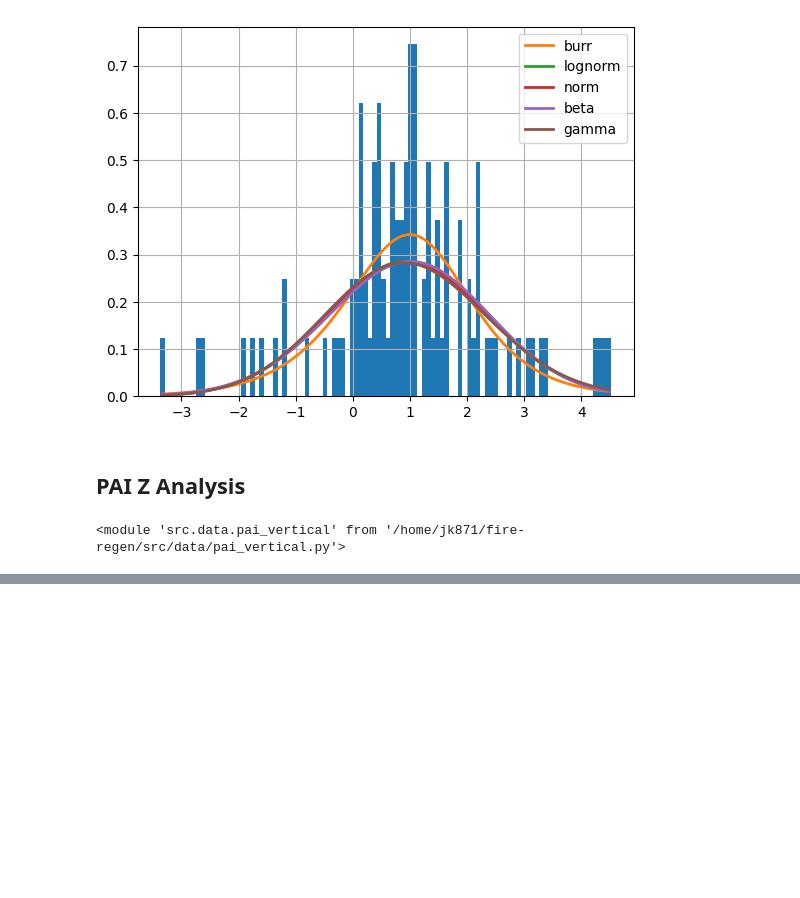
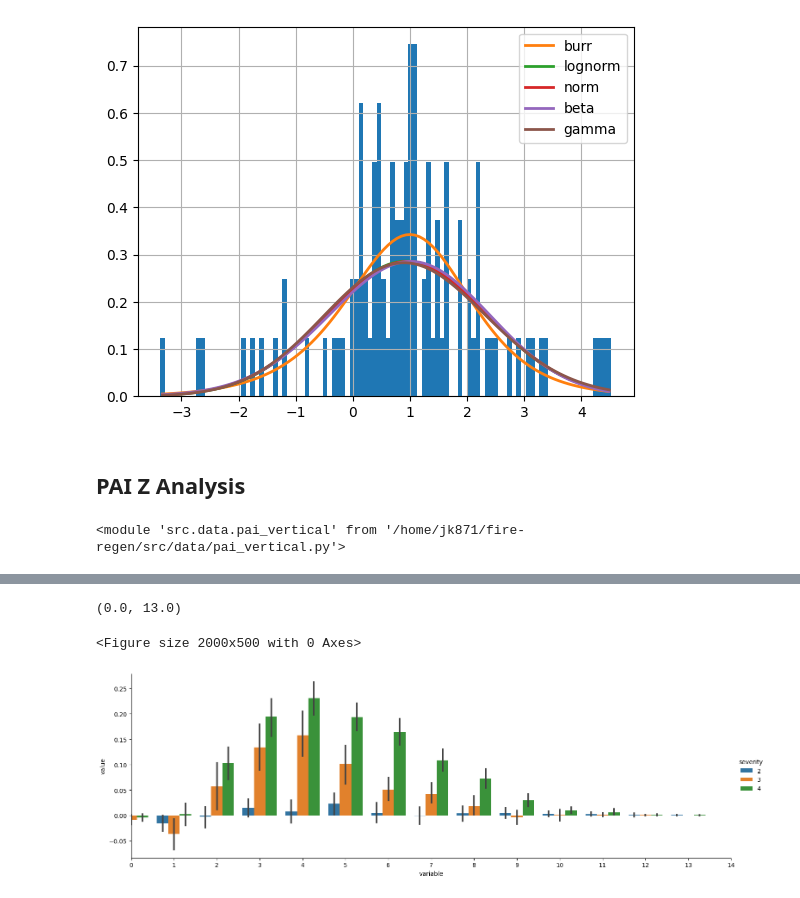
Before and after one commit to mahuna13/fire-regen, a Jupyter notebook: notebooks/exploratory/gedi_evaluation/CreekFire.ipynb, the cells around one changed output, grey strips where cells are left out. Saved outputs shown, nothing was run; the diff lists cells and outputs as text; code cells hidden in the pictures; blank space fills up the shorter version.

```diff
--- a/notebooks/exploratory/gedi_evaluation/CreekFire.ipynb
+++ b/notebooks/exploratory/gedi_evaluation/CreekFire.ipynb
@@ -293,0 +286,9 @@ close_matches['date_since'] = ((close_matches.match_datetime - creek_fire.cont_d
+# %%
+plt.figure(figsize=(20,5))
+g = sns.catplot(unpacked, x='variable', y='value', hue='severity', kind='bar', height=5, aspect=3)
+g.set(xlim=(0,14))
+ax.set_xlim((0, 13))
+# %% [output]
+(0.0, 13.0)
+<Figure size 2000x500 with 0 Axes>
+[figure, added]
```
Also changed, not shown: parts of 23 cells of this notebook, 6 other files.
